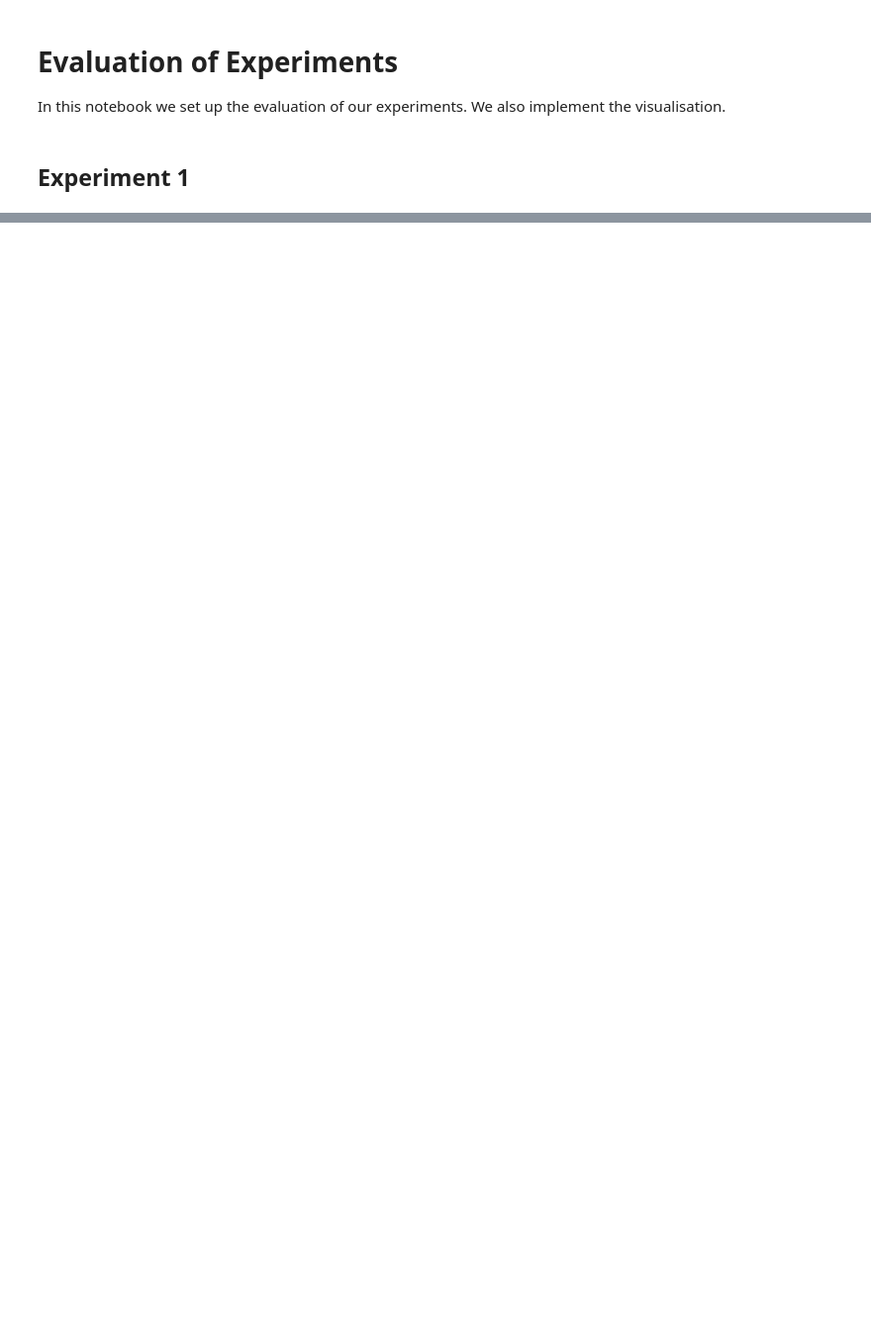
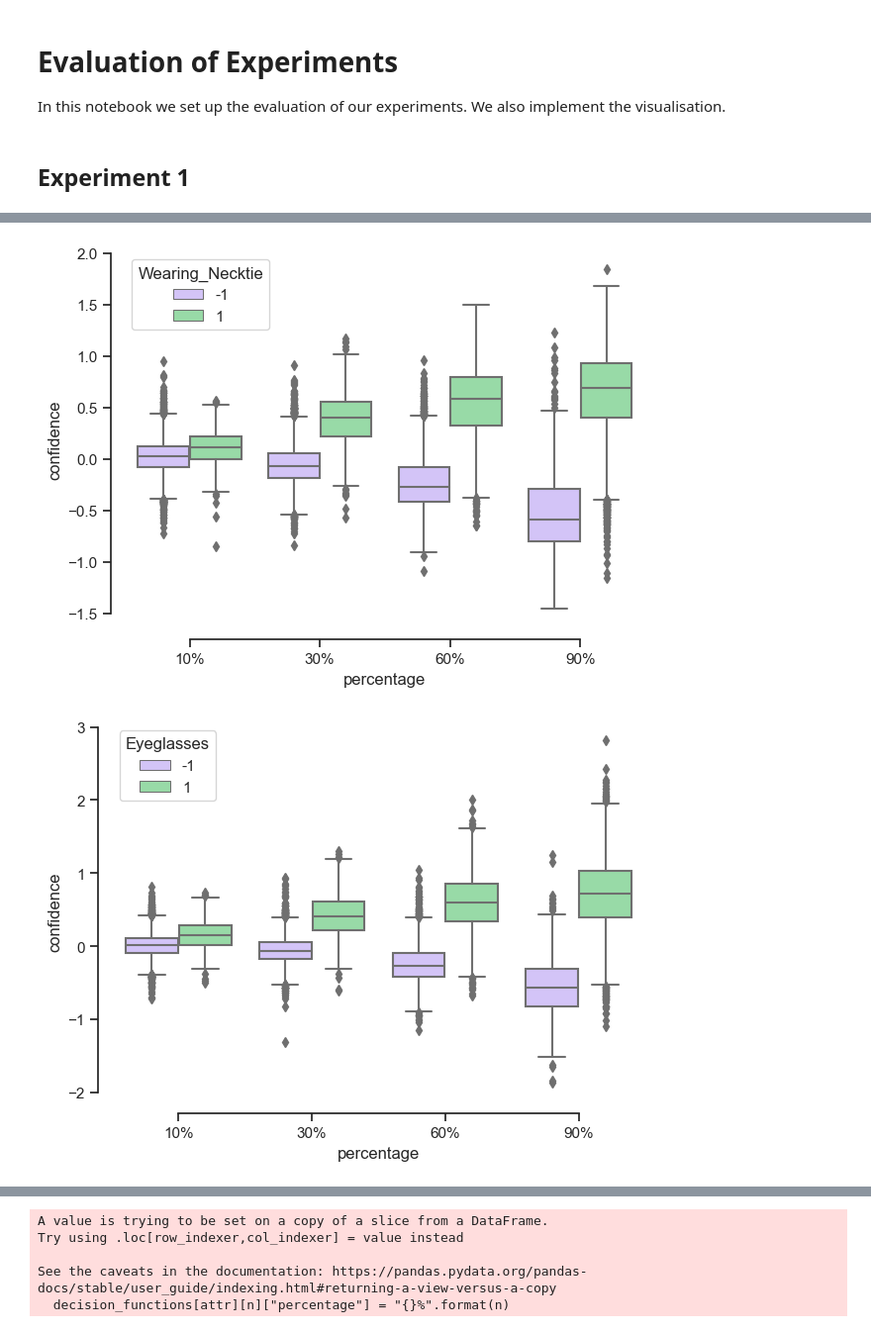
Before and after one commit to nobias-project/OT-ICNN-bias, a Jupyter notebook: notebooks/Evaluation_Experiments_CelebA.ipynb, the cells around one changed output, grey strips where cells are left out. Shown at 99% size. Saved outputs shown, nothing was run; the diff lists cells and outputs as text; code cells hidden in the pictures; blank space fills up the shorter version.

```diff
--- a/notebooks/Evaluation_Experiments_CelebA.ipynb
+++ b/notebooks/Evaluation_Experiments_CelebA.ipynb
@@ -118,14 +260,14 @@ for attr in attributes:
 # %%
 attributes_list = list()
-perc = [10,30,60,90] * 3
+perc = [10,30,60,90] * 4
 stats = list()
 p_val= list()
 
 for attr in attributes:
     for i in range(4):
         df = dataframes[attr][i]
-        col1 = df[df[attr] == 1].values_resnet18
-        col2 = df[df[attr] == -1].values_resnet18
+        col1 = df[df[attr] == 1].Kantorovich_potential
+        col2 = df[df[attr] == -1].Kantorovich_potential
 
         test = ks_2samp(col1, col2, alternative = "greater")
 
@@ -158,0 +315,22 @@ Wearing\_Hat & 10 &   0.001617 &  0.995591 \\
+# %%
+ import seaborn as sns
+sns.set_theme(style="ticks", palette="pastel")
+
+for attr in attributes:
+    for i in range(4):
+        n = [10, 30, 60, 90][i]
+        decision_functions[attr][n]["percentage"] = "{}%".format(n)
+
+    data = pd.concat([d for n,d in decision_functions[attr].items()])
+
+    # Draw a nested boxplot to show bills by day and time
+    sns.boxplot(x="percentage", y="confidence",
+                hue=attr, palette=["m", "g"],
+                data=data)
+    sns.despine(offset=10, trim=True)
+    plt.tight_layout()
+    plt.savefig("../results/Experiment1/{0}_confidence_Boxplot.png".format(attr, n))
+    plt.show()
+# %% [output]
+[figure, added]
+[figure, added]
@@ -158,0 +338,5 @@ Wearing\_Hat & 10 &   0.001617 &  0.995591 \\
+A value is trying to be set on a copy of a slice from a DataFrame.
+Try using .loc[row_indexer,col_indexer] = value instead
+
+See the caveats in the documentation: https://pandas.pydata.org/pandas-docs/stable/user_guide/indexing.html#returning-a-view-versus-a-copy
+  decision_functions[attr][n]["percentage"] = "{}%".format(n)
```
Also changed, not shown: parts of 51 cells of this notebook, 8 other files.
